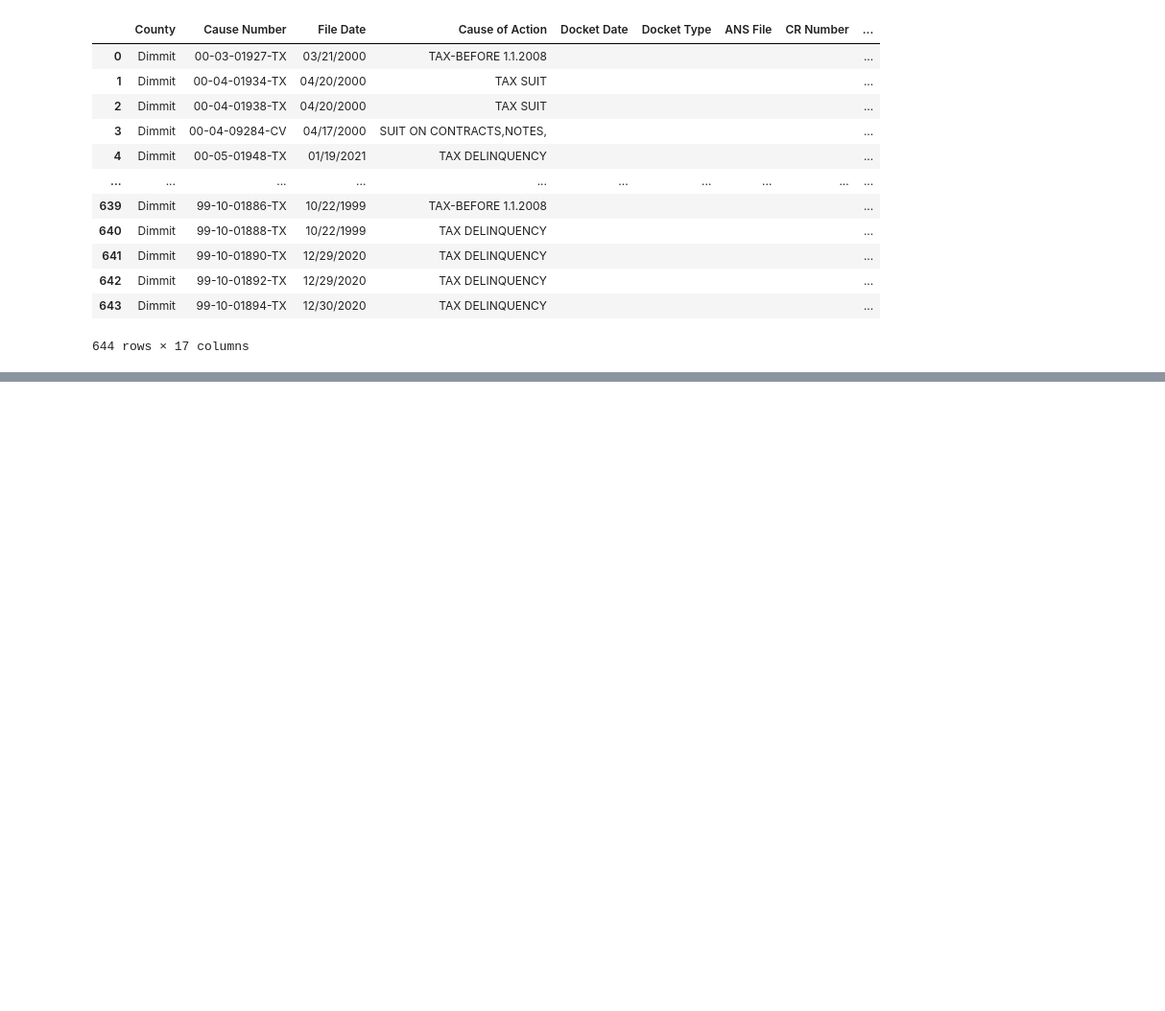
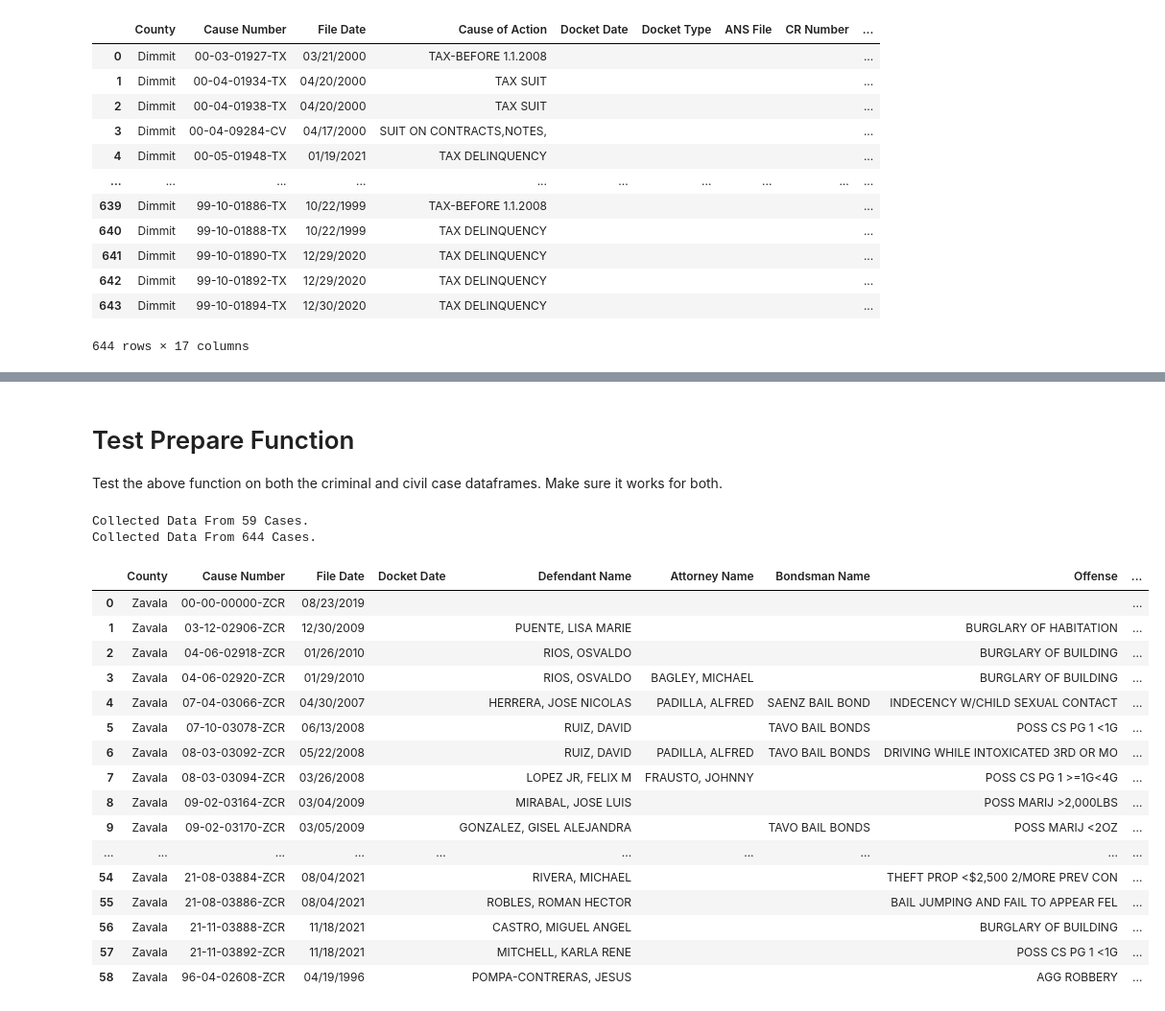
Before and after one commit to District-Court-293rd/293rd_pending_cases, a Jupyter notebook: jsmith_workbook_2.ipynb, the cells around one changed output, grey strips where cells are left out. Shown at 96% size. Cells and saved outputs as stored; diff of their text form; code cells hidden in the pictures; blank space fills up the shorter version.

Commit message:
Worked on prepare function and tested it successfully

```diff
--- a/jsmith_workbook_2.ipynb
+++ b/jsmith_workbook_2.ipynb
@@ -286,0 +328,4 @@ civil_df
+# %% [markdown]
+# Test Prepare Function
+
+Test the above function on both the criminal and civil case dataframes. Make sure it works for both.
@@ -286,0 +334,30 @@ civil_df
+# %%
+#Get New Dataframes
+crim_df = jsmith_acquire.build_dataframe(criminal_pdf_path)
+civil_df = jsmith_acquire.build_dataframe(civil_pdf_path)
+# %% [output]
+Collected Data From 59 Cases.
+Collected Data From 644 Cases.
+# %%
+#Test on criminal dataframe first
+crim_df = jsmith_prepare.prepare_case_dataframe(crim_df)
+# %%
+crim_df
+# %% [output]
+|  | County | Cause Number | File Date | Docket Date | Defendant Name | Attorney Name | Bondsman Name | Offense | ... |
+| 0 | Zavala | 00-00-00000-ZCR | 08/23/2019 |  |  |  |  |  | ... |
+| 1 | Zavala | 03-12-02906-ZCR | 12/30/2009 |  | PUENTE, LISA MARIE |  |  | BURGLARY OF HABITATION | ... |
+| 2 | Zavala | 04-06-02918-ZCR | 01/26/2010 |  | RIOS, OSVALDO |  |  | BURGLARY OF BUILDING | ... |
+| 3 | Zavala | 04-06-02920-ZCR | 01/29/2010 |  | RIOS, OSVALDO | BAGLEY, MICHAEL |  | BURGLARY OF BUILDING | ... |
+| 4 | Zavala | 07-04-03066-ZCR | 04/30/2007 |  | HERRERA, JOSE NICOLAS | PADILLA, ALFRED | SAENZ BAIL BOND | INDECENCY W/CHILD SEXUAL CONTACT | ... |
+| 5 | Zavala | 07-10-03078-ZCR | 06/13/2008 |  | RUIZ, DAVID |  | TAVO BAIL BONDS | POSS CS PG 1 <1G | ... |
+| 6 | Zavala | 08-03-03092-ZCR | 05/22/2008 |  | RUIZ, DAVID | PADILLA, ALFRED | TAVO BAIL BONDS | DRIVING WHILE INTOXICATED 3RD OR MO | ... |
+| 7 | Zavala | 08-03-03094-ZCR | 03/26/2008 |  | LOPEZ JR, FELIX M | FRAUSTO, JOHNNY |  | POSS CS PG 1 >=1G<4G | ... |
+| 8 | Zavala | 09-02-03164-ZCR | 03/04/2009 |  | MIRABAL, JOSE LUIS |  |  | POSS MARIJ >2,000LBS | ... |
+| 9 | Zavala | 09-02-03170-ZCR | 03/05/2009 |  | GONZALEZ, GISEL ALEJANDRA |  | TAVO BAIL BONDS | POSS MARIJ <2OZ | ... |
+| ... | ... | ... | ... | ... | ... | ... | ... | ... | ... |
+| 54 | Zavala | 21-08-03884-ZCR | 08/04/2021 |  | RIVERA, MICHAEL |  |  | THEFT PROP <$2,500 2/MORE PREV CON | ... |
+| 55 | Zavala | 21-08-03886-ZCR | 08/04/2021 |  | ROBLES, ROMAN HECTOR |  |  | BAIL JUMPING AND FAIL TO APPEAR FEL | ... |
+| 56 | Zavala | 21-11-03888-ZCR | 11/18/2021 |  | CASTRO, MIGUEL ANGEL |  |  | BURGLARY OF BUILDING | ... |
+| 57 | Zavala | 21-11-03892-ZCR | 11/18/2021 |  | MITCHELL, KARLA RENE |  |  | POSS CS PG 1 <1G | ... |
+| 58 | Zavala | 96-04-02608-ZCR | 04/19/1996 |  | POMPA-CONTRERAS, JESUS |  |  | AGG ROBBERY | ... |
```
Also changed, not shown: parts of 9 cells of this notebook.
